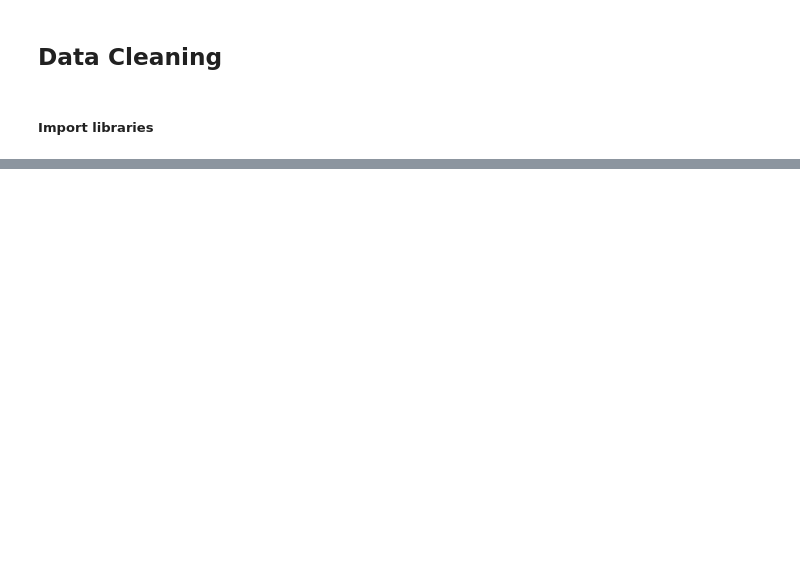
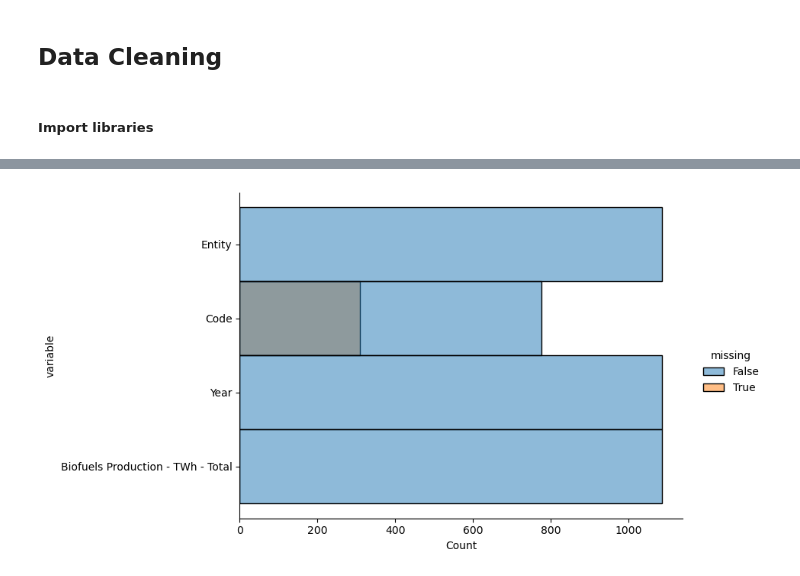
Before and after one commit to fenilenvinileno97/advance-ds-environment, a Jupyter notebook: notebooks/0.1-marlon-data-cleaning.ipynb, the cells around one changed output, grey strips where cells are left out. Saved outputs shown, nothing was run; the diff lists cells and outputs as text; code cells hidden in the pictures; blank space fills up the shorter version.

```diff
--- a/notebooks/0.1-marlon-data-cleaning.ipynb
+++ b/notebooks/0.1-marlon-data-cleaning.ipynb
@@ -20,0 +54,4 @@ import seaborn as sns
+# %%
+display(Markdown(f"### **Dataset:** {names_renewable_dir[2]}"))
+biofuel_production_df = pd.read_csv(renewable_dir[2])
+biofuel_production_df.tail()
@@ -20,0 +66,4 @@ import seaborn as sns
+# %%
+visual.null_values_proportion(biofuel_production_df)
+# %% [output]
+[figure, added]
```
Also changed, not shown: parts of 38 cells of this notebook, 1 other file.
